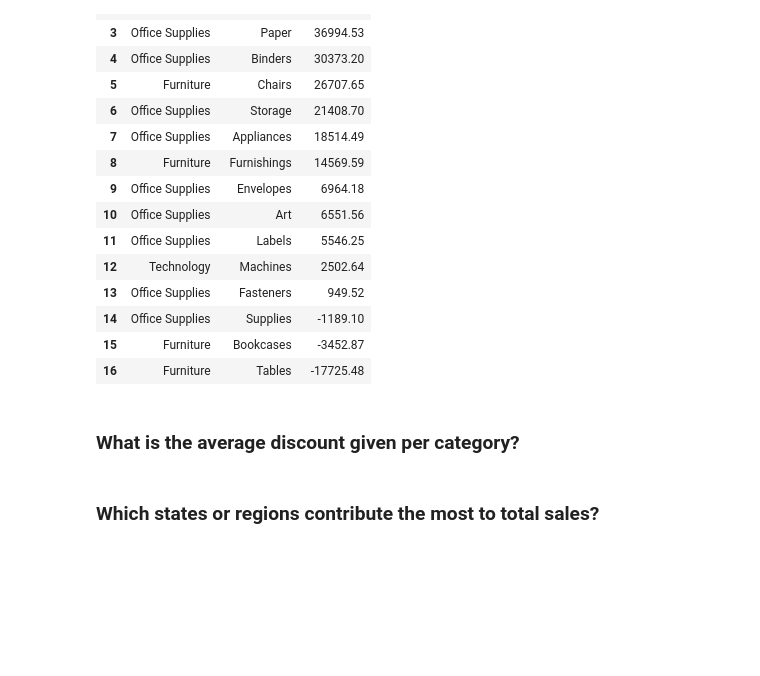
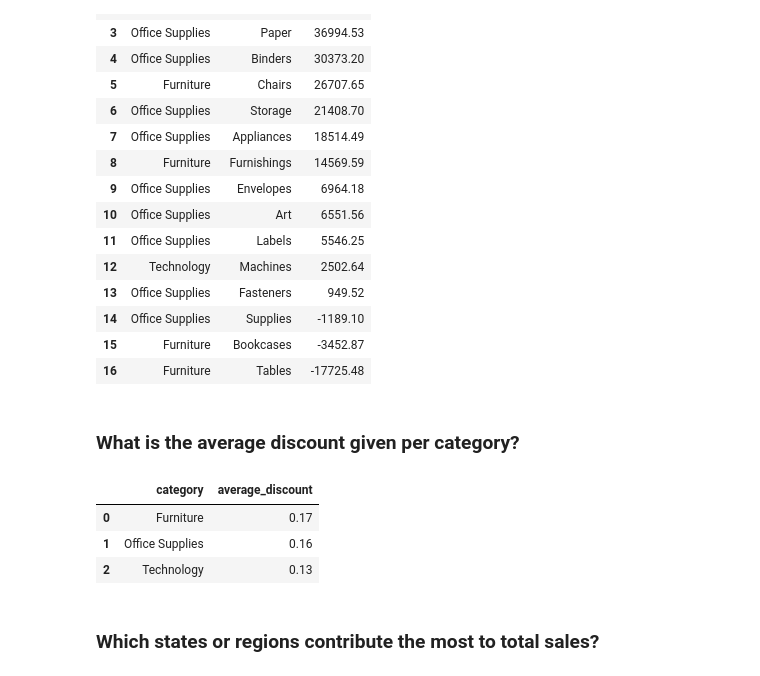
Before and after one commit to notepadnomad/DataAnalysisModule3, a Jupyter notebook: Week4/notebooks/superstore_sales_workflow.ipynb, the cells around one changed output. Drawn from its saved outputs; the diff is of its cells as text; code cells hidden in the pictures; blank space fills up the shorter version.

```diff
--- a/Week4/notebooks/superstore_sales_workflow.ipynb
+++ b/Week4/notebooks/superstore_sales_workflow.ipynb
@@ -255,3 +251,19 @@ result4
+# %%
+query4 = """
+SELECT
+    p.category,
+    ROUND(AVG(od.Discount), 2) AS average_discount
+FROM products p
+JOIN order_details od on p.product_id = od.product_id
+GROUP BY p.category;
+ """
+result4 = pd.read_sql(query4, conn)
+result4
+# %% [output]
+|  | category | average_discount |
+| 0 | Furniture | 0.17 |
+| 1 | Office Supplies | 0.16 |
+| 2 | Technology | 0.13 |
 # %% [markdown]
 ### Which states or regions contribute the most to total sales?
 # %%
```
Also changed, not shown: parts of 1 cell of this notebook.
